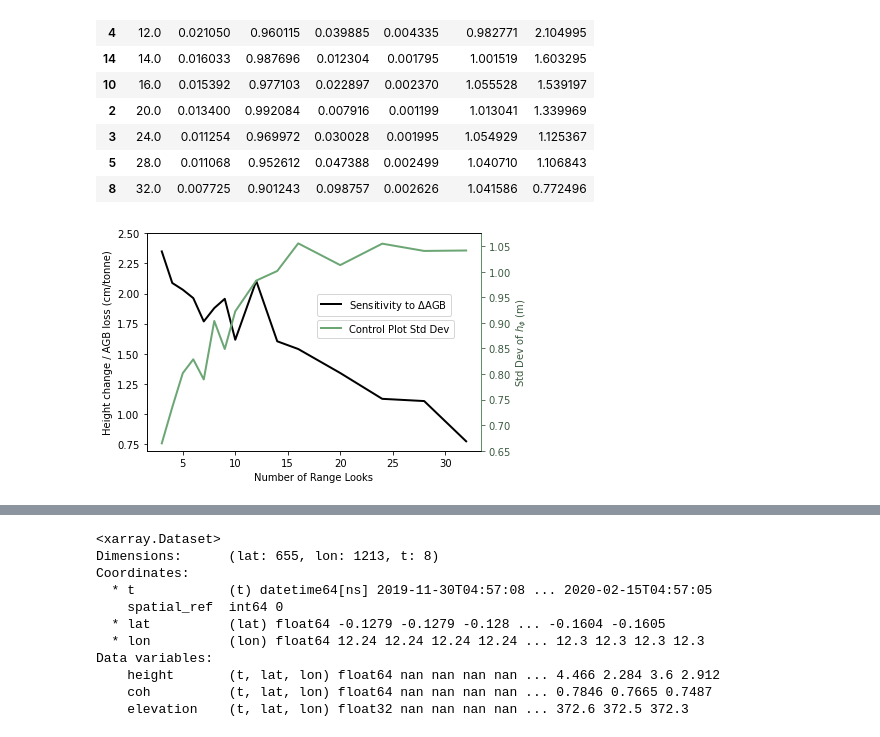
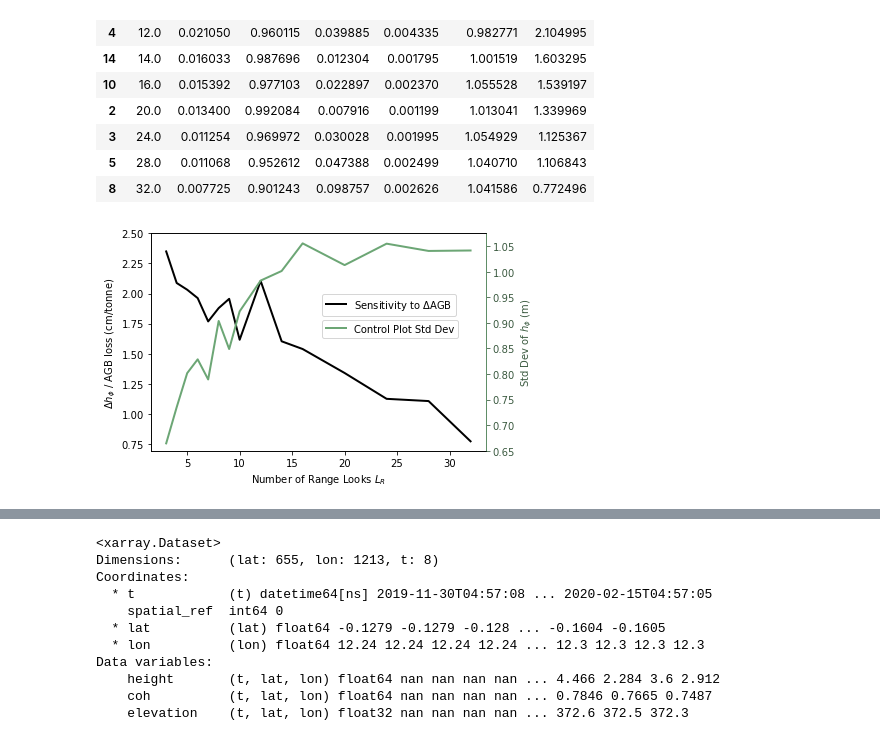
Before and after one commit to harrycrstrs/tandex, a Jupyter notebook: analysis/Nlooks.ipynb, the cells around one changed output, grey strips where cells are left out. Drawn from its saved outputs; the diff is of its cells as text; code cells hidden in the pictures.

```diff
--- a/analysis/Nlooks.ipynb
+++ b/analysis/Nlooks.ipynb
@@ -57,7 +57,7 @@ def crop(ds,plot,all_touched=False):
         shape = shps[shps.layer==plot].geometry
     return ds.rio.clip(shape,all_touched=all_touched)
 # %%
-def get_dh_dagb(changeMap,plotting):
+def get_dh_dagb(changeMap,plotting,color='black',label=''):
     """
     Takes a map of phase height change
     Makes a visualiation if plotting==True
@@ -82,11 +82,12 @@ def get_dh_dagb(changeMap,plotting):
         DH_list.append(DH)
         DAGB_list.append(DAGB)
         if plotting == True:
-            plt.plot(DAGB,DH,'o',label=plot,color='black')
+            if j >0: label=None
+            plt.plot(DAGB,DH,'o',color=color,label=label)
             plt.errorbar(DAGB,DH,
                          xerr=DAGB_err,
                          yerr=[0.63,0.43,0.42,0.52][j], # imported from cell at end of workbook
-                         color='black')
+                         color=color)
             #plt.annotate(plot,xy=(DAGB-0.5,DH+0.1))
         j+=1
     for plot in ['GB'+str(i) for i in range(1,12)]:
@@ -94,7 +95,7 @@ def get_dh_dagb(changeMap,plotting):
         control.append(DH)
     return DH_list, DAGB_list, error_list, control
 # %%
-def changeMapBoth(LOOKS,plotting=False):
+def changeMapBoth(LOOKS,plotting=False,color=None,label=None):
     """
     Obtains statistics for a particular level of multilooking
     LOOKS is integer number of range looks
@@ -107,7 +108,7 @@ def changeMapBoth(LOOKS,plotting=False):
     after = ds.height.isel(t=[4,5,6,7]).mean(dim='t')
     changeMap = after - before
     q = changeMap.mean()
-    DH_list, DAGB_list, DAGB_err_list,control = get_dh_dagb(changeMap,plotting=plotting)
+    DH_list, DAGB_list, DAGB_err_list,control = get_dh_dagb(changeMap,plotting=plotting,color=color,label=label)
 #     if plotting == True:
 #         plt.plot(DAGB_list,DH_list,'s',color='black',ls='none')
 #         plt.errorbar(DAGB_list,DH_list,xerr=DAGB_err_list,color='black',ls='none')
@@ -117,16 +118,14 @@ def changeMapBoth(LOOKS,plotting=False):
         return intercept + slope*dagb
     if plotting == True:
         plt.plot(np.linspace(-140,0),best_fit(np.linspace(-140,0)),color='grey',zorder=1)
-
-    if plotting ==True:
         plt.axhline(y=0,color='black',zorder=1,lw=1,ls='--')
         plt.xlim(right=0)
         #plt.axvline(x=0,color='black',zorder=1,lw=1,ls='-')
-        plt.xlabel('$\Delta$AGB (tonnes)')
+        plt.xlabel('$\Delta$AGB (Mg)')
         plt.ylabel('$\Delta h_\phi$ - regional average (m)')
         #plt.title('Combined Ascending and Descending Passes')
-        plt.savefig('/home/s1332488/chapter1/dH_vs_dAGB_'+str(LOOKS)+'Looks_AscDesCombined.png',dpi=300)
-        plt.show()
+        #plt.savefig('/home/s1332488/chapter1/dH_vs_dAGB_'+str(LOOKS)+'Looks_AscDesCombined.png',dpi=300)
+        #plt.show()
     return pd.Series({'looks':LOOKS,
                       'slope':slope, # Slope is linear coefficient of best fit line
                       'r': r,  # correlation coefficient
@@ -164,17 +163,17 @@ df_stats
 # %%
 ax=plt.axes()
 ax2=ax.twinx()
 df_stats.plot(x='looks',y='control_std',ax=ax2,label='Control Plot Std Dev',marker='None',lw=2,color='#6ca675')
 df_stats.plot(x='looks',y='slope_cm',marker='None',color='black',ax=ax,label='Sensitivity to $\Delta$AGB',lw=2)
 ax.legend(loc=(0.51,0.62))
-ax.set_ylabel('Height change / AGB loss (cm/tonne)')
+ax.set_ylabel('$\Delta h_\phi$ / AGB loss (cm/tonne)')
 ax2.set_ylabel('Std Dev of $h_\phi$ (m)',color='#3a593f')
-ax.set_xlabel('Number of Range Looks')
+ax.set_xlabel('Number of Range Looks $L_R$')
 ax2.set_ylim(0.65)
 ax.set_ylim(top=2.5)
 ax2.legend(loc=(0.51,0.52))
 ax2.spines["right"].set_color('#6ca675')
 ax2.tick_params(axis='y', colors='#3a593f')
 plt.savefig('/home/s1332488/chapter1/Nlooks.png',dpi=300)
 # %% [output]
-[figure, old version]
+[figure, new version]
```
Also changed, not shown: parts of 2 cells of this notebook.
